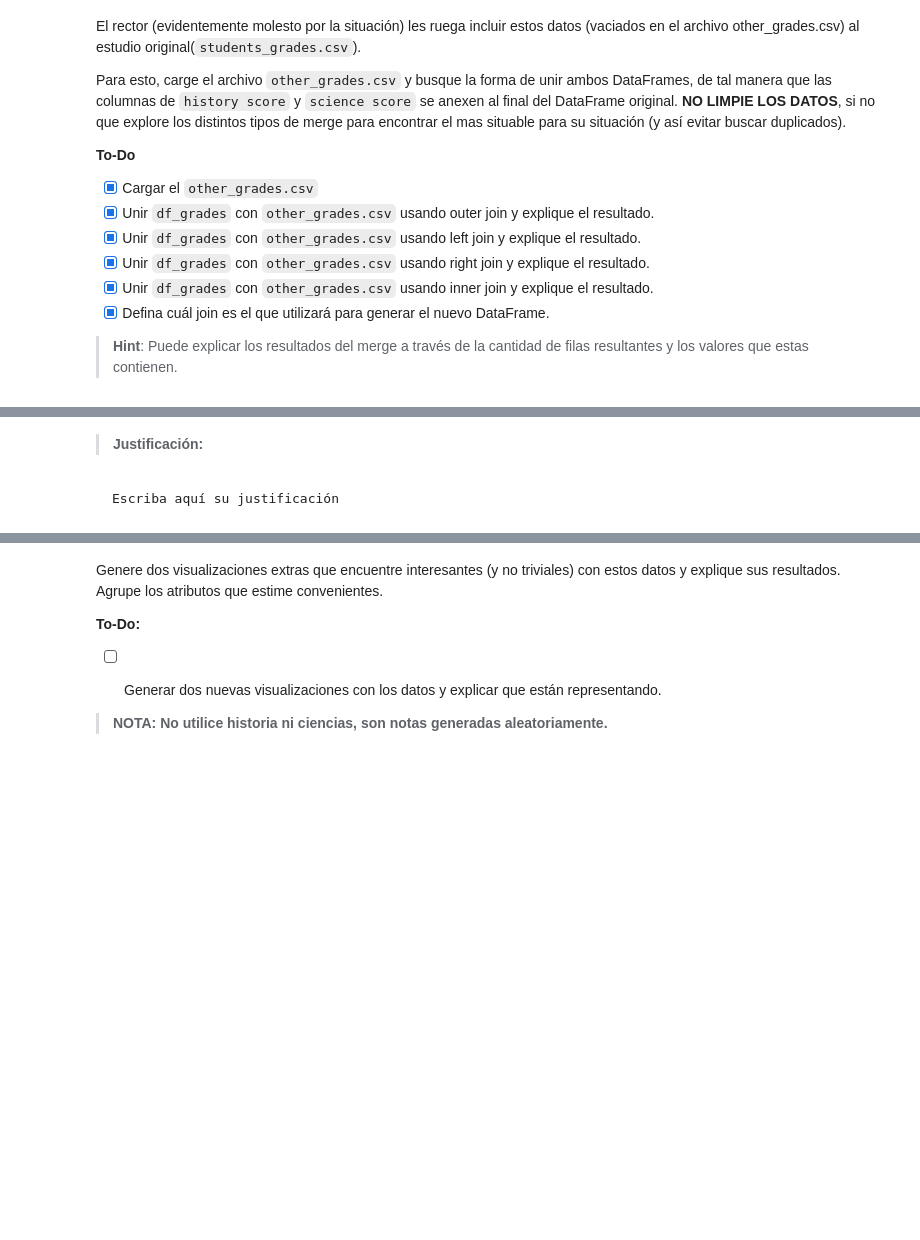
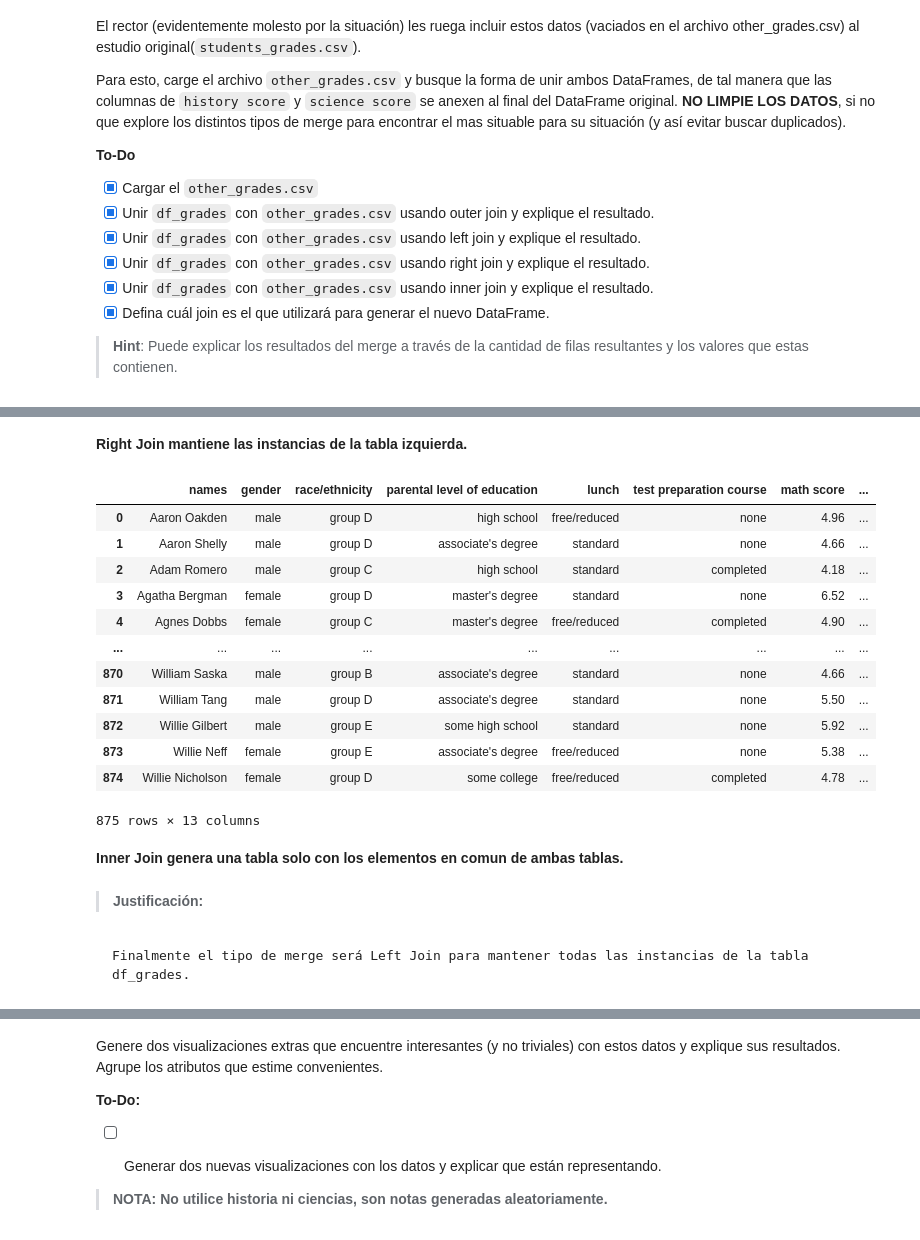
Before and after one commit to JLCdata/Programacion_Data_Science, a Jupyter notebook: laboratorio_4/Laboratorio4_enunciado.ipynb, the cells around one changed output, grey strips where cells are left out. Saved outputs shown, nothing was run; the diff lists cells and outputs as text; code cells hidden in the pictures; blank space fills up the shorter version.

````diff
--- a/laboratorio_4/Laboratorio4_enunciado.ipynb
+++ b/laboratorio_4/Laboratorio4_enunciado.ipynb
@@ -476,9 +575,34 @@ Para esto, carge el archivo `other_grades.csv` y busque la forma de unir ambos D
+# %% [markdown]
+**Right Join mantiene las instancias de la tabla izquierda.**
+# %%
+# Inner Join
+pd.merge(left=df_grades,
+         right=others,
+         on="names",
+         how="inner",
+         sort=True)
+# %% [output]
+|  | names | gender | race/ethnicity | parental level of education | lunch | test preparation course | math score | ... |
+| 0 | Aaron Oakden | male | group D | high school | free/reduced | none | 4.96 | ... |
+| 1 | Aaron Shelly | male | group D | associate's degree | standard | none | 4.66 | ... |
+| 2 | Adam Romero | male | group C | high school | standard | completed | 4.18 | ... |
+| 3 | Agatha Bergman | female | group D | master's degree | standard | none | 6.52 | ... |
+| 4 | Agnes Dobbs | female | group C | master's degree | free/reduced | completed | 4.90 | ... |
+| ... | ... | ... | ... | ... | ... | ... | ... | ... |
+| 870 | William Saska | male | group B | associate's degree | standard | none | 4.66 | ... |
+| 871 | William Tang | male | group D | associate's degree | standard | none | 5.50 | ... |
+| 872 | Willie Gilbert | male | group E | some high school | standard | none | 5.92 | ... |
+| 873 | Willie Neff | female | group E | associate's degree | free/reduced | none | 5.38 | ... |
+| 874 | Willie Nicholson | female | group D | some college | free/reduced | completed | 4.78 | ... |
+875 rows × 13 columns
+# %% [markdown]
+**Inner Join genera una tabla solo con los elementos en comun de ambas tablas.**
 # %% [markdown]
 > **Justificación:**
-# %% [markdown]
-```
-Escriba aquí su justificación
-```
+# %% [markdown]
+```
+Finalmente el tipo de merge será Left Join para mantener todas las instancias de la tabla df_grades.
+```
 # %% [markdown]
 ## 1.4 Más visualizaciones [Bonus - 0.5 puntos por cada Gráfico, máximo 1 punto]
 
````
Also changed, not shown: parts of 8 cells of this notebook.
